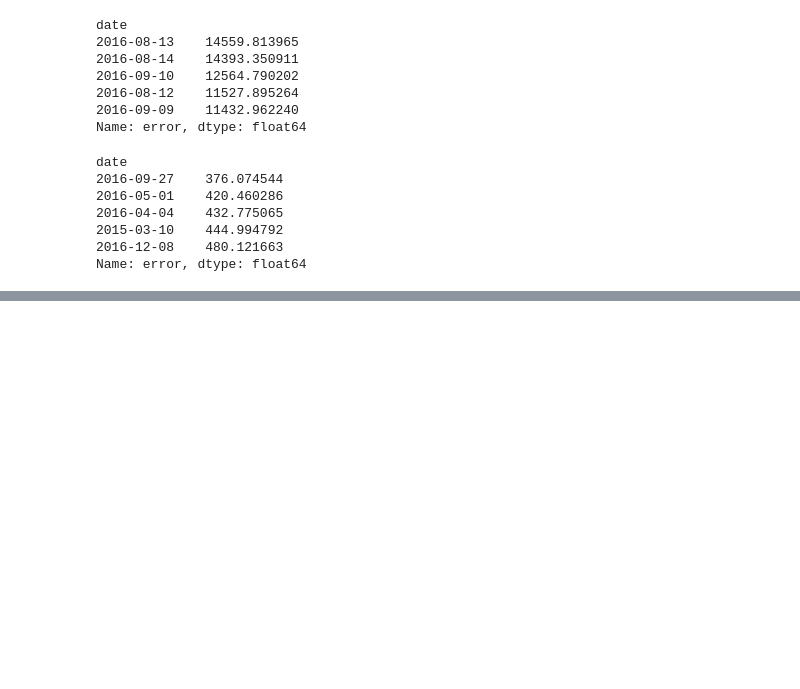
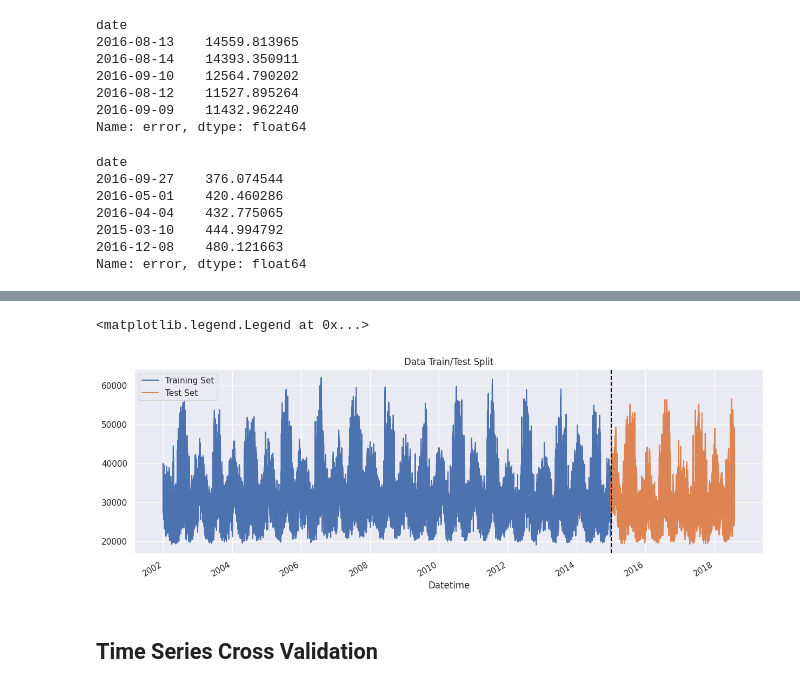
Before and after one commit to jvscursulim/time_series_forecasting_with_xgboost, a Jupyter notebook: energy_consumption/energy_consumption.ipynb, the cells around one changed output, grey strips where cells are left out. Drawn from its saved outputs; the diff is of its cells as text; code cells hidden in the pictures; blank space fills up the shorter version.

```diff
--- a/energy_consumption/energy_consumption.ipynb
+++ b/energy_consumption/energy_consumption.ipynb
@@ -253,0 +287,18 @@ Name: error, dtype: float64
+# %%
+split_date_point = '01-01-2015'
+data_filter_less = df3.index < split_date_point
+data_filter_geq = df3.index >= split_date_point
+
+train = df3.loc[data_filter_less]
+test = df3.loc[data_filter_geq]
+# %%
+fig, ax = plt.subplots(figsize=(15,5))
+train.plot(ax=ax, label="Training Set", title="Data Train/Test Split")
+test.plot(ax=ax, label="Test Set")
+ax.axvline(split_date_point, color="black", ls="--")
+ax.legend(["Training Set", "Test Set"])
+# %% [output]
+<matplotlib.legend.Legend at 0x...>
+[figure, added]
+# %% [markdown]
+## Time Series Cross Validation
```
Also changed, not shown: parts of 37 cells of this notebook.
